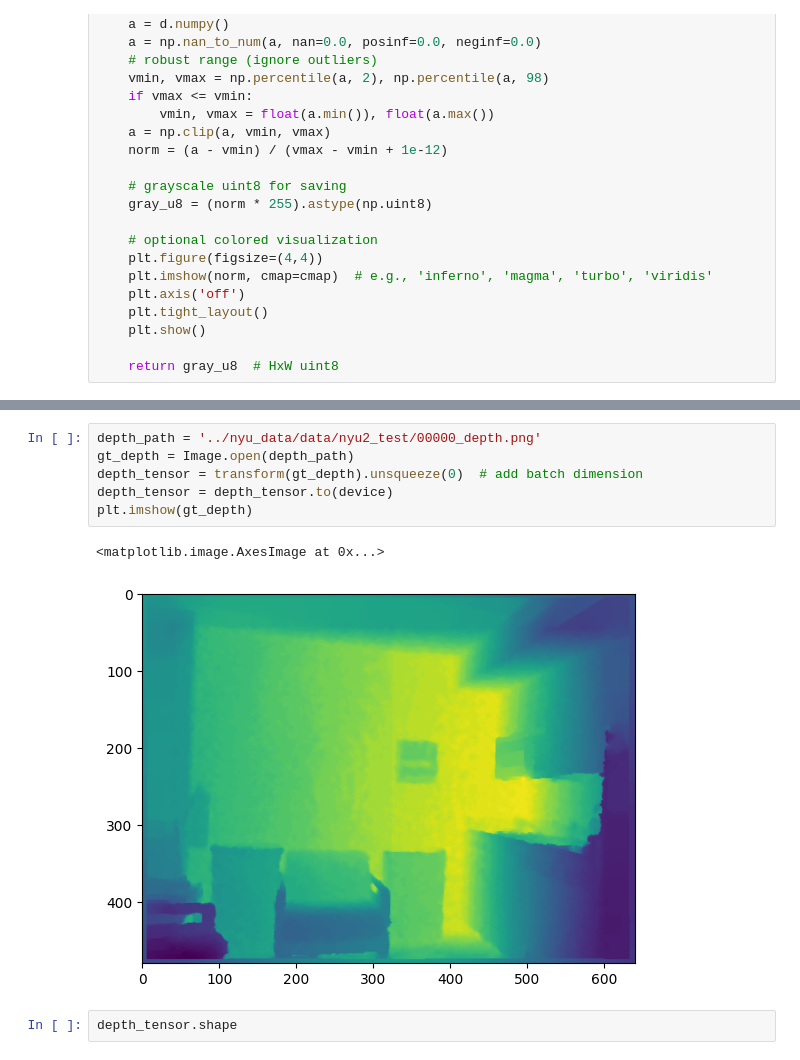
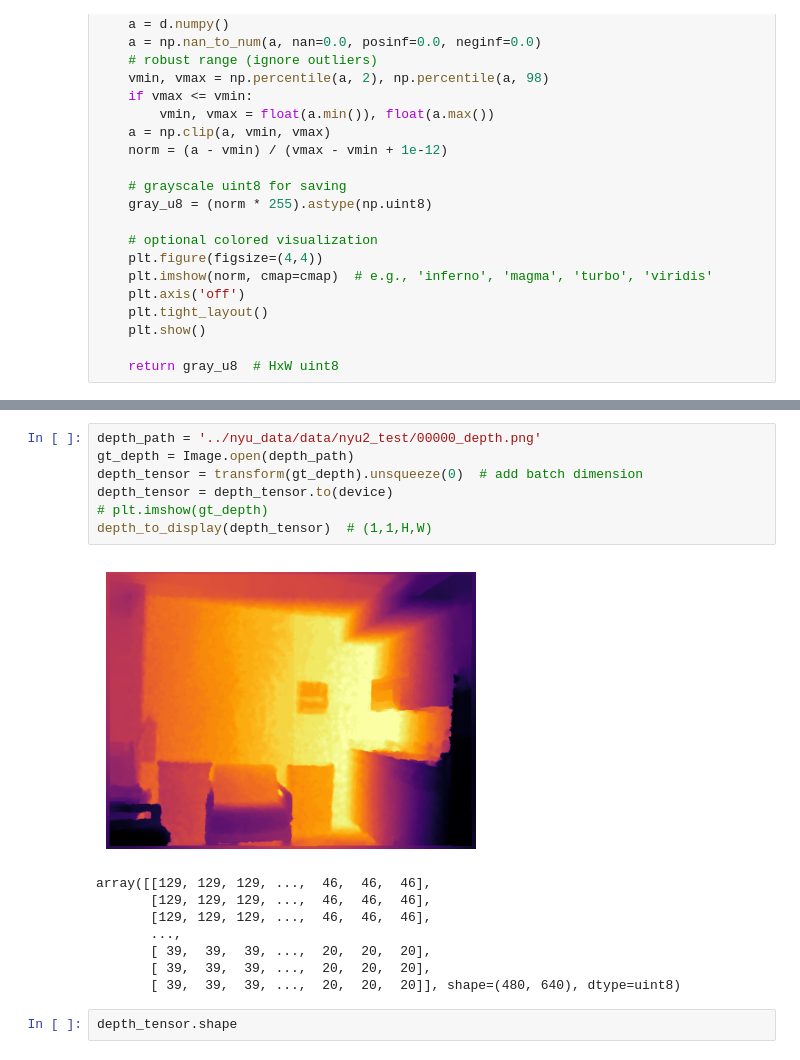
Before and after one commit to Utsab-2010/Depth-Estimation-Task, a Jupyter notebook: mobilenetv2.pytorch/test.ipynb, the cells around one changed output, grey strips where cells are left out. Drawn from its saved outputs; the diff is of its cells as text.

```diff
--- a/mobilenetv2.pytorch/test.ipynb
+++ b/mobilenetv2.pytorch/test.ipynb
@@ -374,12 +384,19 @@ array([[ 55,   0, 132, ...,   0, 230, 240],
 # %%
 depth_path = '../nyu_data/data/nyu2_test/00000_depth.png'
 gt_depth = Image.open(depth_path)
 depth_tensor = transform(gt_depth).unsqueeze(0)  # add batch dimension
 depth_tensor = depth_tensor.to(device)
-plt.imshow(gt_depth)
+# plt.imshow(gt_depth)
+depth_to_display(depth_tensor)  # (1,1,H,W)
 # %% [output]
+[figure, new version]
-<matplotlib.image.AxesImage at 0x...>
+array([[129, 129, 129, ...,  46,  46,  46],
+       [129, 129, 129, ...,  46,  46,  46],
+       [129, 129, 129, ...,  46,  46,  46],
+       ...,
+       [ 39,  39,  39, ...,  20,  20,  20],
+       [ 39,  39,  39, ...,  20,  20,  20],
+       [ 39,  39,  39, ...,  20,  20,  20]], shape=(480, 640), dtype=uint8)
-[figure, old version]
 # %%
 depth_tensor.shape
 # %% [output]
```
Also changed, not shown: parts of 19 cells of this notebook, 3 other files.
